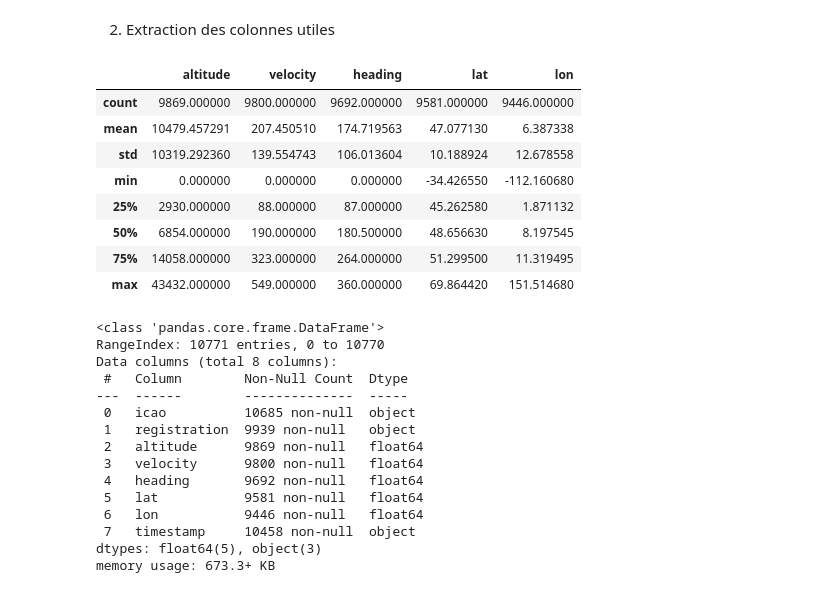
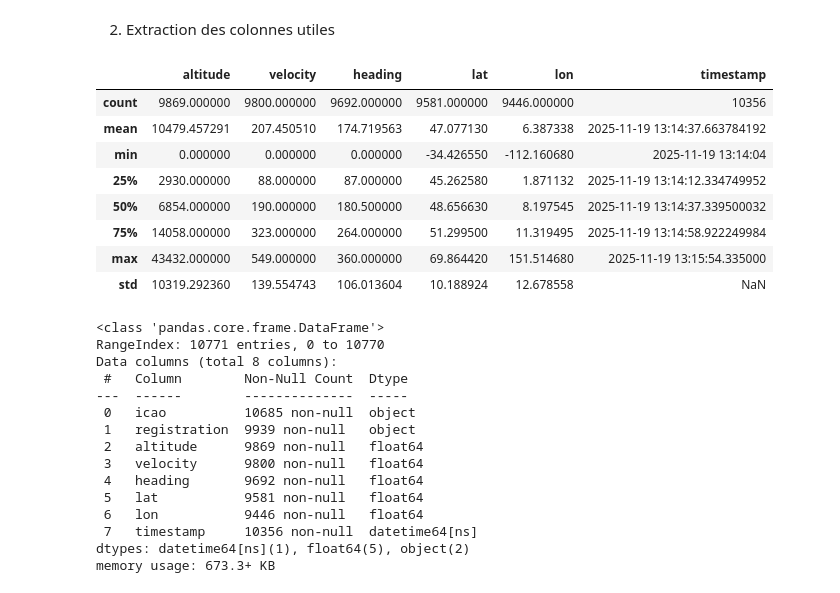
Before and after one commit to MGentieu/Data_analytics_aircraft_messages, a Jupyter notebook: GENTIEU_Martin_TP1.ipynb, the cells around one changed output. Saved outputs shown, nothing was run; the diff lists cells and outputs as text; code cells hidden in the pictures.

```diff
--- a/GENTIEU_Martin_TP1.ipynb
+++ b/GENTIEU_Martin_TP1.ipynb
@@ -193,26 +176,28 @@ df.describe()
 # %%
 df_parsed = pd.DataFrame({
     'icao': df["HexIdent"],
     'registration': df["Callsign"],
     'altitude': pd.to_numeric(df["Altitude"], errors='coerce'),
     'velocity': pd.to_numeric(df["GroundSpeed"], errors='coerce'),
     'heading': pd.to_numeric(df["Track"], errors='coerce'),
     'lat': pd.to_numeric(df["Latitude"], errors='coerce'),
     'lon': pd.to_numeric(df["Longitude"], errors='coerce'),
     'timestamp' : df["DateGenerated"] + " " + df["TimeGenerated"]
 })
 
+df_parsed["timestamp"] = pd.to_datetime(df_parsed["timestamp"], errors='coerce')
+
 df_parsed.describe()
 # %% [output]
-|  | altitude | velocity | heading | lat | lon |
-| count | 9869.000000 | 9800.000000 | 9692.000000 | 9581.000000 | 9446.000000 |
-| mean | 10479.457291 | 207.450510 | 174.719563 | 47.077130 | 6.387338 |
-| std | 10319.292360 | 139.554743 | 106.013604 | 10.188924 | 12.678558 |
-| min | 0.000000 | 0.000000 | 0.000000 | -34.426550 | -112.160680 |
-| 25% | 2930.000000 | 88.000000 | 87.000000 | 45.262580 | 1.871132 |
-| 50% | 6854.000000 | 190.000000 | 180.500000 | 48.656630 | 8.197545 |
-| 75% | 14058.000000 | 323.000000 | 264.000000 | 51.299500 | 11.319495 |
-| max | 43432.000000 | 549.000000 | 360.000000 | 69.864420 | 151.514680 |
+|  | altitude | velocity | heading | lat | lon | timestamp |
+| count | 9869.000000 | 9800.000000 | 9692.000000 | 9581.000000 | 9446.000000 | 10356 |
+| mean | 10479.457291 | 207.450510 | 174.719563 | 47.077130 | 6.387338 | 2025-11-19 13:14:37.663784192 |
+| min | 0.000000 | 0.000000 | 0.000000 | -34.426550 | -112.160680 | 2025-11-19 13:14:04 |
+| 25% | 2930.000000 | 88.000000 | 87.000000 | 45.262580 | 1.871132 | 2025-11-19 13:14:12.334749952 |
+| 50% | 6854.000000 | 190.000000 | 180.500000 | 48.656630 | 8.197545 | 2025-11-19 13:14:37.339500032 |
+| 75% | 14058.000000 | 323.000000 | 264.000000 | 51.299500 | 11.319495 | 2025-11-19 13:14:58.922249984 |
+| max | 43432.000000 | 549.000000 | 360.000000 | 69.864420 | 151.514680 | 2025-11-19 13:15:54.335000 |
+| std | 10319.292360 | 139.554743 | 106.013604 | 10.188924 | 12.678558 | NaN |
 # %%
 df_parsed.info()
 # %% [output]
@@ -228,6 +213,6 @@ Data columns (total 8 columns):
  4   heading       9692 non-null   float64
  5   lat           9581 non-null   float64
  6   lon           9446 non-null   float64
- 7   timestamp     10458 non-null  object
-dtypes: float64(5), object(3)
+ 7   timestamp     10356 non-null  datetime64[ns]
+dtypes: datetime64[ns](1), float64(5), object(2)
 memory usage: 673.3+ KB
```
Also changed, not shown: parts of 2 cells of this notebook.
